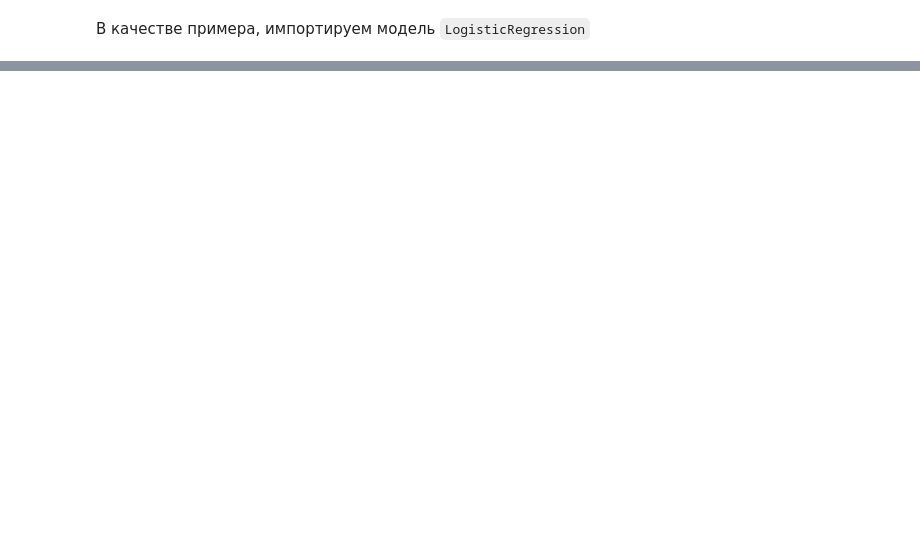
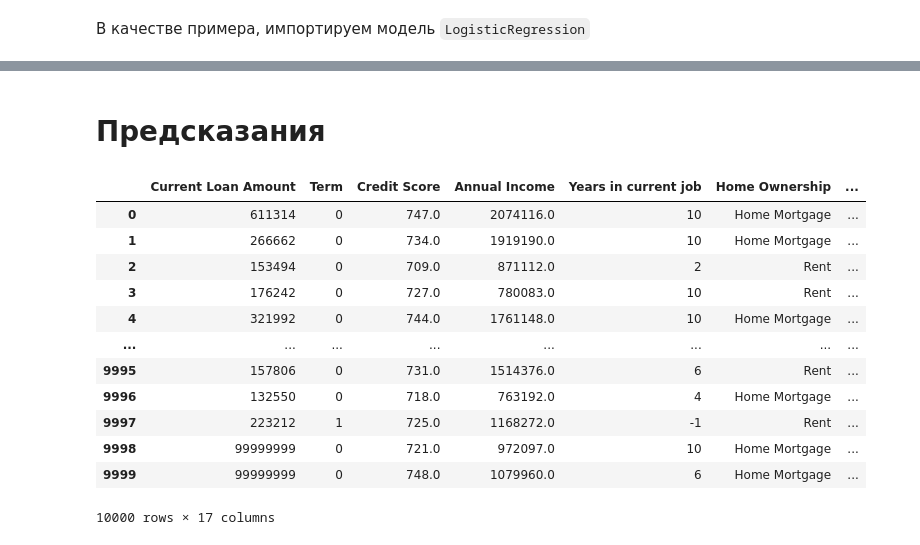
Before and after one commit to maksim267/Credit_Scoring, a Jupyter notebook: Кредитный_скоринг.ipynb, the cells around one changed output, grey strips where cells are left out. Cells and saved outputs as stored; diff of their text form; code cells hidden in the pictures; blank space fills up the shorter version.

```diff
--- a/Кредитный_скоринг.ipynb
+++ b/Кредитный_скоринг.ipynb
@@ -506,0 +726,20 @@ for name, model in models.items():
+# %% [markdown]
+# Предсказания
+# %%
+test_data = pd.read_csv('./credit_test.csv')
+# %%
+test_data
+# %% [output]
+|  | Current Loan Amount | Term | Credit Score | Annual Income | Years in current job | Home Ownership | ... |
+| 0 | 611314 | 0 | 747.0 | 2074116.0 | 10 | Home Mortgage | ... |
+| 1 | 266662 | 0 | 734.0 | 1919190.0 | 10 | Home Mortgage | ... |
+| 2 | 153494 | 0 | 709.0 | 871112.0 | 2 | Rent | ... |
+| 3 | 176242 | 0 | 727.0 | 780083.0 | 10 | Rent | ... |
+| 4 | 321992 | 0 | 744.0 | 1761148.0 | 10 | Home Mortgage | ... |
+| ... | ... | ... | ... | ... | ... | ... | ... |
+| 9995 | 157806 | 0 | 731.0 | 1514376.0 | 6 | Rent | ... |
+| 9996 | 132550 | 0 | 718.0 | 763192.0 | 4 | Home Mortgage | ... |
+| 9997 | 223212 | 1 | 725.0 | 1168272.0 | -1 | Rent | ... |
+| 9998 | 99999999 | 0 | 721.0 | 972097.0 | 10 | Home Mortgage | ... |
+| 9999 | 99999999 | 0 | 748.0 | 1079960.0 | 6 | Home Mortgage | ... |
+10000 rows × 17 columns
```
Also changed, not shown: parts of 37 cells of this notebook.
